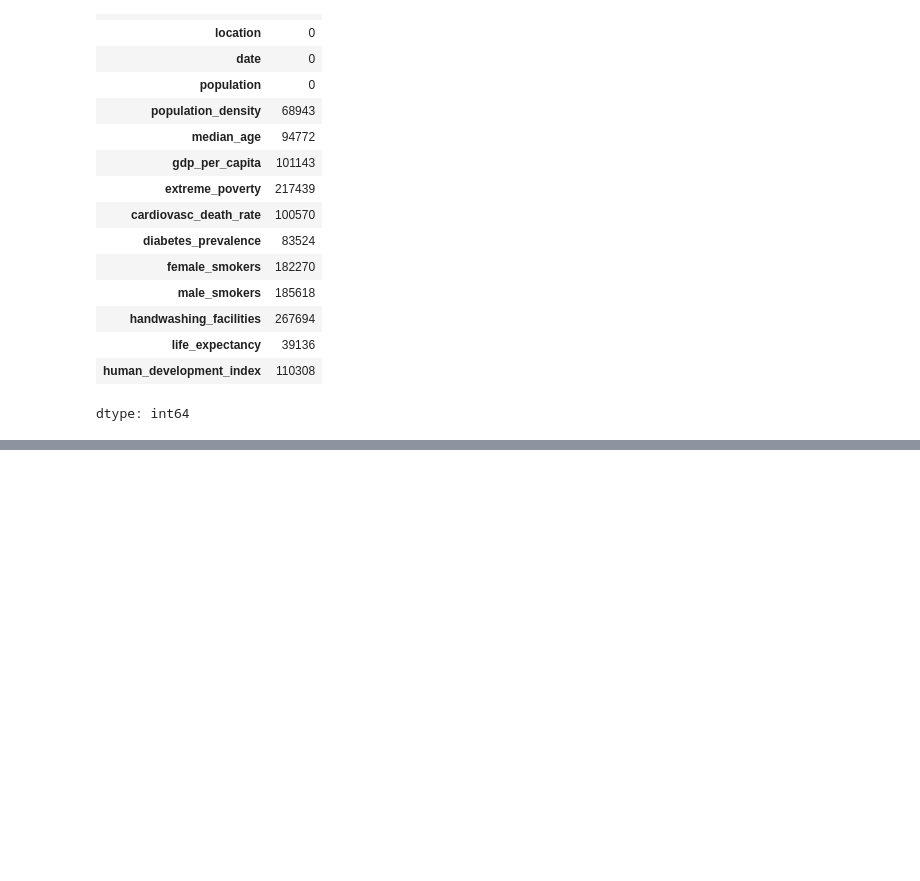
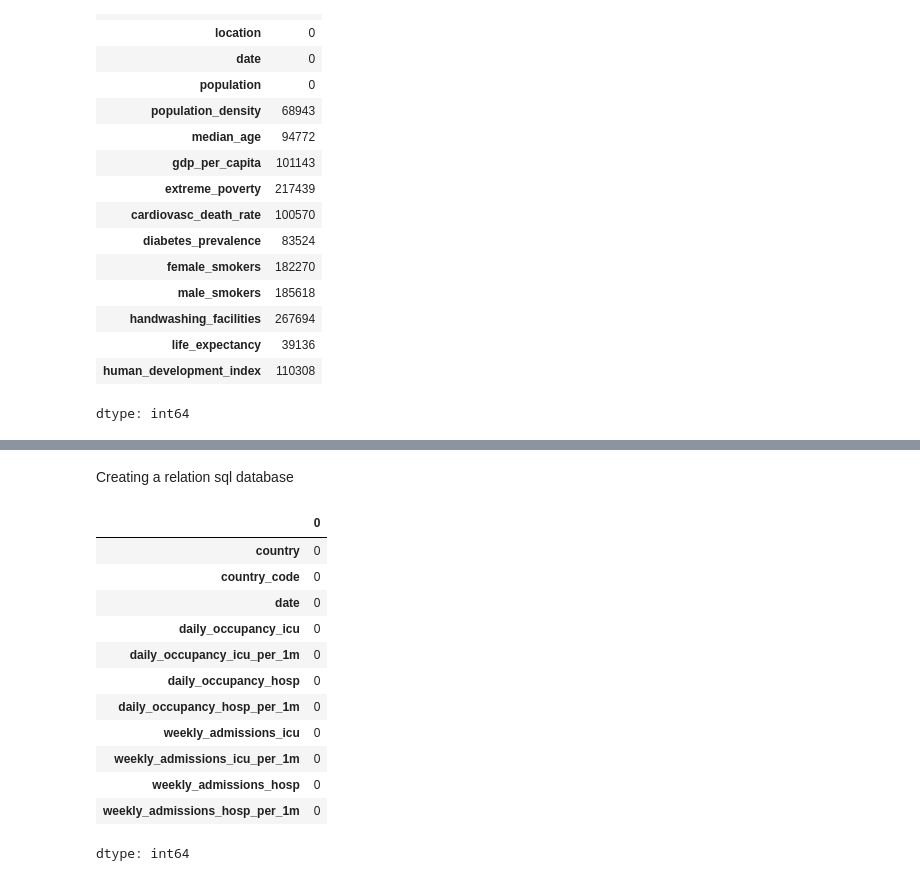
Before and after one commit to ArunKrishnan09/Covid-Analysis, a Jupyter notebook: Covid_analysis.ipynb, the cells around one changed output, grey strips where cells are left out. Cells and saved outputs as stored; diff of their text form; code cells hidden in the pictures; blank space fills up the shorter version.

```diff
--- a/Covid_analysis.ipynb
+++ b/Covid_analysis.ipynb
@@ -381,0 +379,2 @@ for country in misc_data["location"].unique():
+# %% [markdown]
+Creating a relation sql database
@@ -381,0 +391,16 @@ for country in misc_data["location"].unique():
+# %%
+hospital.isnull().sum()
+# %% [output]
+|  | 0 |
+| country | 0 |
+| country_code | 0 |
+| date | 0 |
+| daily_occupancy_icu | 0 |
+| daily_occupancy_icu_per_1m | 0 |
+| daily_occupancy_hosp | 0 |
+| daily_occupancy_hosp_per_1m | 0 |
+| weekly_admissions_icu | 0 |
+| weekly_admissions_icu_per_1m | 0 |
+| weekly_admissions_hosp | 0 |
+| weekly_admissions_hosp_per_1m | 0 |
+dtype: int64
```
Also changed, not shown: parts of 14 cells of this notebook.
